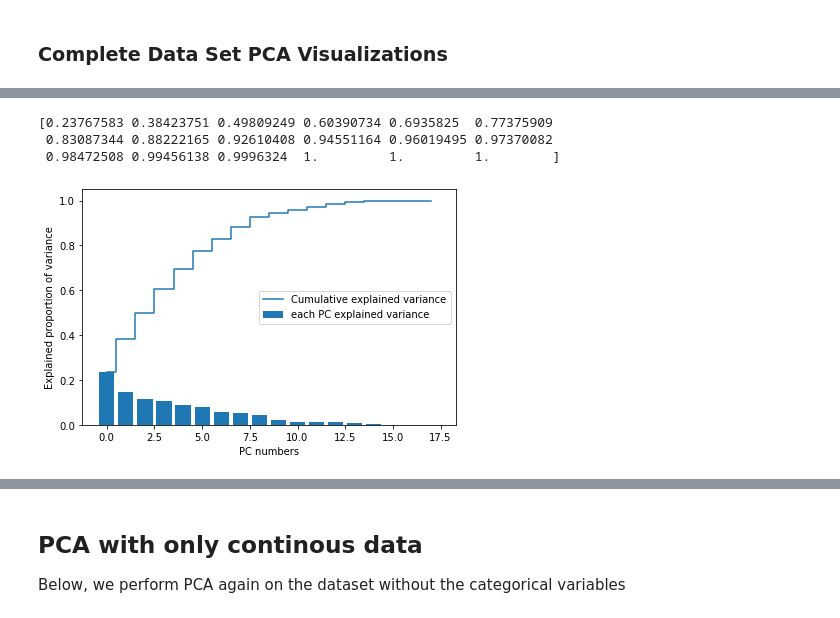
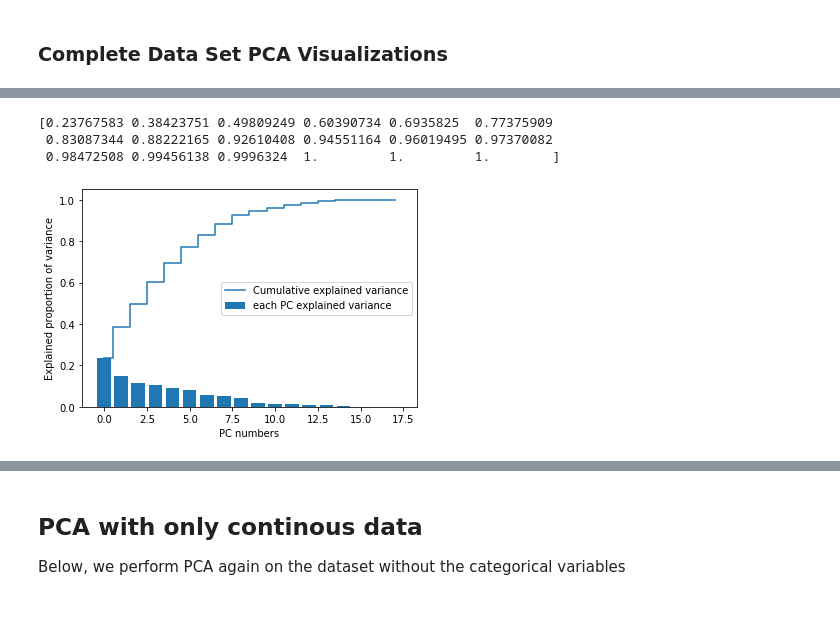
Before and after one commit to joshua-j-hong/COGS118B_Project, a Jupyter notebook: project_code.ipynb, the cells around one changed output, grey strips where cells are left out. Drawn from its saved outputs; the diff is of its cells as text; code cells hidden in the pictures.

```diff
--- a/project_code.ipynb
+++ b/project_code.ipynb
@@ -252,22 +254,21 @@ scatterplot = sns.pairplot(pca_fulldata_dataframe[['Component 1','Component 2','
 # %%
 
 total_egnvalues = sum(eigvals)
 exp_prop_var=[]
 for i in (eigvals):
     exp_prop_var.append(i/total_egnvalues)
 
 cum_exp_var = np.cumsum(exp_prop_var)
 # visualizing culmulative expalined and variance and the number of PC that it needs to get there
 print(cum_exp_var)
 plt.bar(range(0,len(exp_prop_var)), exp_prop_var, label='each PC explained variance')
 plt.step(range(0,len(cum_exp_var)), cum_exp_var, where='mid',label='Cumulative explained variance')
 plt.ylabel('Explained proportion of variance')
 plt.xlabel('PC numbers')
 plt.legend(loc='best')
-plt.tight_layout()
 plt.show()
 # %% [output]
 [0.23767583 0.38423751 0.49809249 0.60390734 0.6935825  0.77375909
  0.83087344 0.88222165 0.92610408 0.94551164 0.96019495 0.97370082
  0.98472508 0.99456138 0.9996324  1.         1.         1.        ]
-[figure, old version]
+[figure, new version]
```
Also changed, not shown: parts of 25 cells of this notebook.
